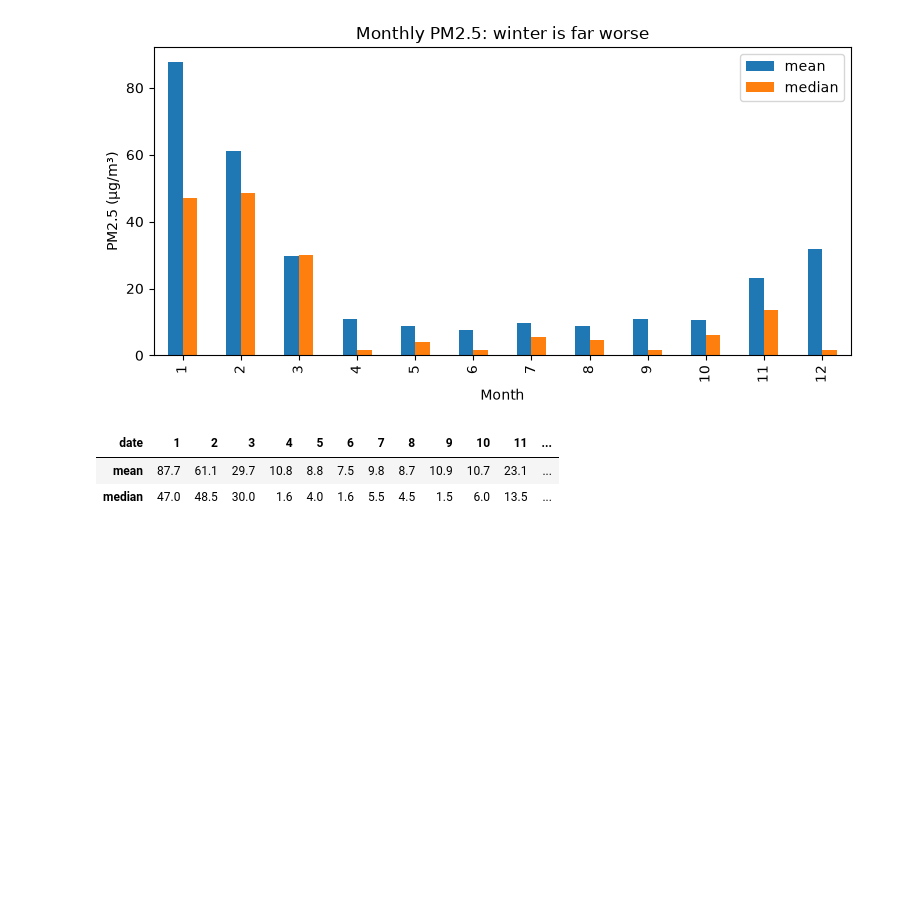
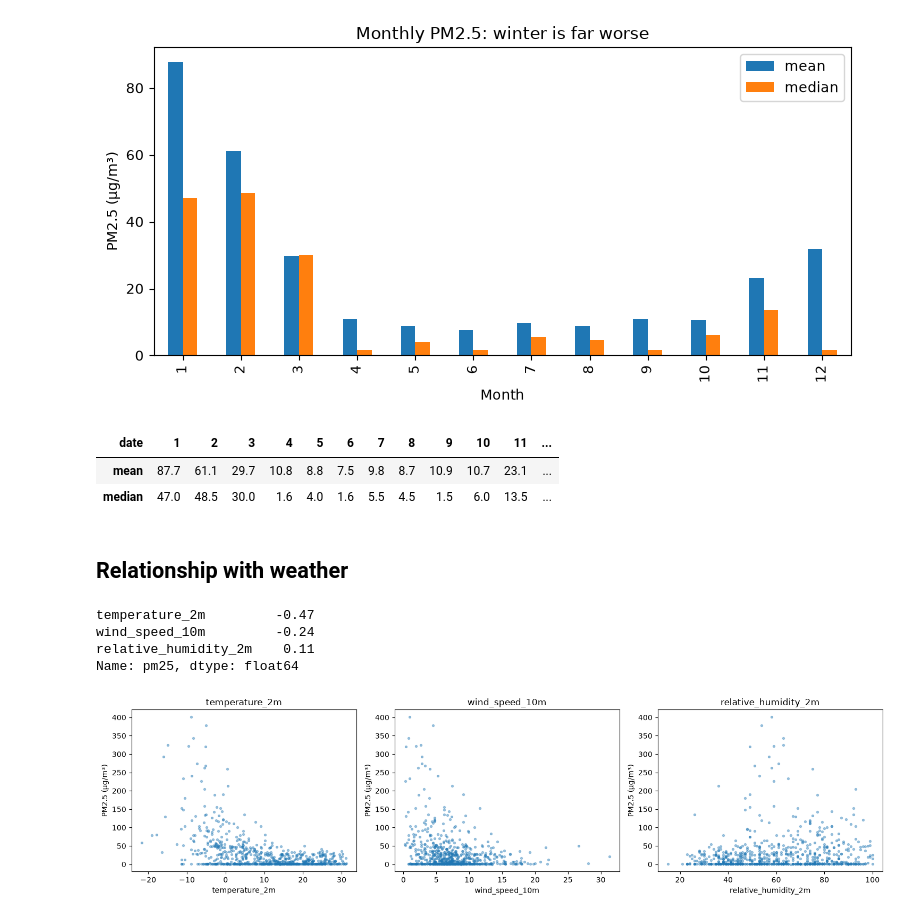
Before and after one commit to akylbek04/kyrgyzstan-open-data-analysis, a Jupyter notebook: notebooks/01_eda.ipynb, the cells around one changed output. Saved outputs shown, nothing was run; the diff lists cells and outputs as text; code cells hidden in the pictures; blank space fills up the shorter version.

Commit message:
EDA: correlate PM2.5 with temperature, wind and humidity

```diff
--- a/notebooks/01_eda.ipynb
+++ b/notebooks/01_eda.ipynb
@@ -71,3 +71,20 @@ monthly.round(1).T
 | date | 1 | 2 | 3 | 4 | 5 | 6 | 7 | 8 | 9 | 10 | 11 | ... |
 | mean | 87.7 | 61.1 | 29.7 | 10.8 | 8.8 | 7.5 | 9.8 | 8.7 | 10.9 | 10.7 | 23.1 | ... |
 | median | 47.0 | 48.5 | 30.0 | 1.6 | 4.0 | 1.6 | 5.5 | 4.5 | 1.5 | 6.0 | 13.5 | ... |
+# %% [markdown]
+## Relationship with weather
+# %%
+weather = ["temperature_2m", "wind_speed_10m", "relative_humidity_2m"]
+print(df[["pm25"] + weather].corr()["pm25"].drop("pm25").round(2))
+fig, axes = plt.subplots(1, 3, figsize=(15, 4))
+for ax, col in zip(axes, weather):
+    ax.scatter(df[col], df["pm25"], s=8, alpha=0.4)
+    ax.set(xlabel=col, ylabel="PM2.5 (µg/m³)", title=col)
+plt.tight_layout()
+plt.show()
+# %% [output]
+temperature_2m         -0.47
+wind_speed_10m         -0.24
+relative_humidity_2m    0.11
+Name: pm25, dtype: float64
+[figure, added]
```
